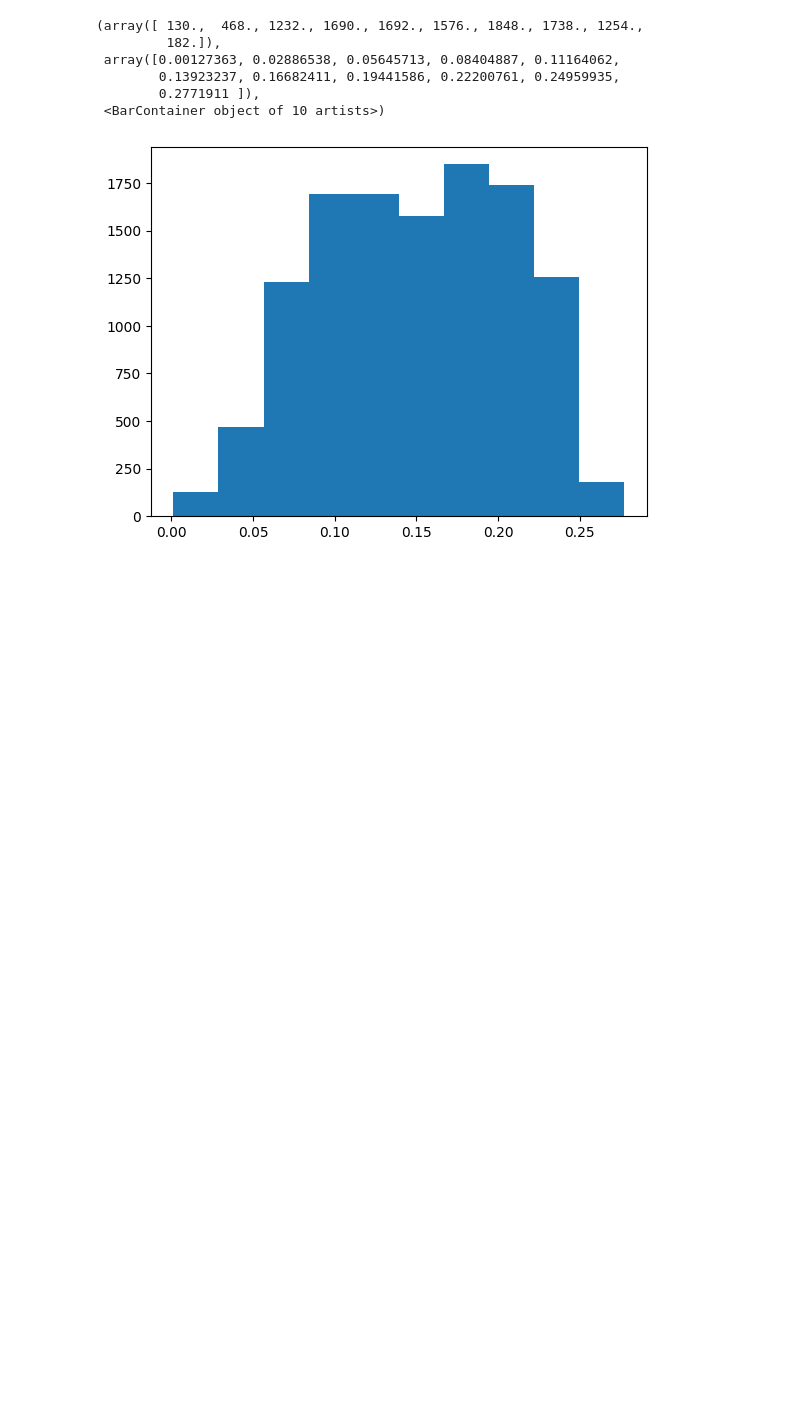
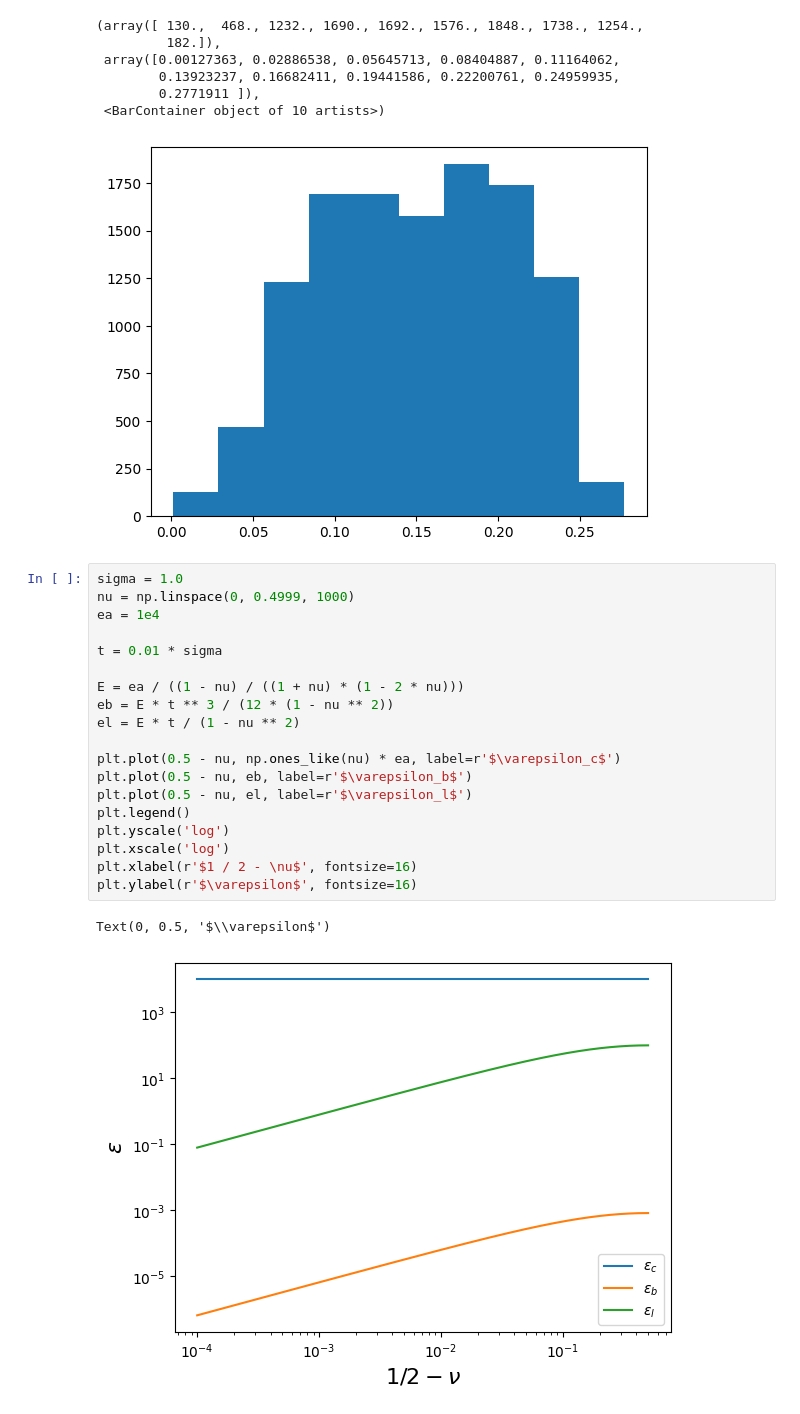
Before and after one commit to mmccraw98/notebooks-spring-26, a Jupyter notebook: 01/grant/analyzing-server-data/testing-jamming.ipynb, the cells around one changed output. Saved outputs shown, nothing was run; the diff lists cells and outputs as text; blank space fills up the shorter version.

```diff
--- a/01/grant/analyzing-server-data/testing-jamming.ipynb
+++ b/01/grant/analyzing-server-data/testing-jamming.ipynb
@@ -212,3 +258,25 @@ plt.hist(mu_vertex[mu_vertex > 0])
         0.2771911 ]),
  <BarContainer object of 10 artists>)
 [figure]
+# %%
+sigma = 1.0
+nu = np.linspace(0, 0.4999, 1000)
+ea = 1e4
+
+t = 0.01 * sigma
+
+E = ea / ((1 - nu) / ((1 + nu) * (1 - 2 * nu)))
+eb = E * t ** 3 / (12 * (1 - nu ** 2))
+el = E * t / (1 - nu ** 2)
+
+plt.plot(0.5 - nu, np.ones_like(nu) * ea, label=r'$\varepsilon_c$')
+plt.plot(0.5 - nu, eb, label=r'$\varepsilon_b$')
+plt.plot(0.5 - nu, el, label=r'$\varepsilon_l$')
+plt.legend()
+plt.yscale('log')
+plt.xscale('log')
+plt.xlabel(r'$1 / 2 - \nu$', fontsize=16)
+plt.ylabel(r'$\varepsilon$', fontsize=16)
+# %% [output]
+Text(0, 0.5, '$\\varepsilon$')
+[figure, added]
```
Also changed, not shown: parts of 1 cell of this notebook, 6 other files.
